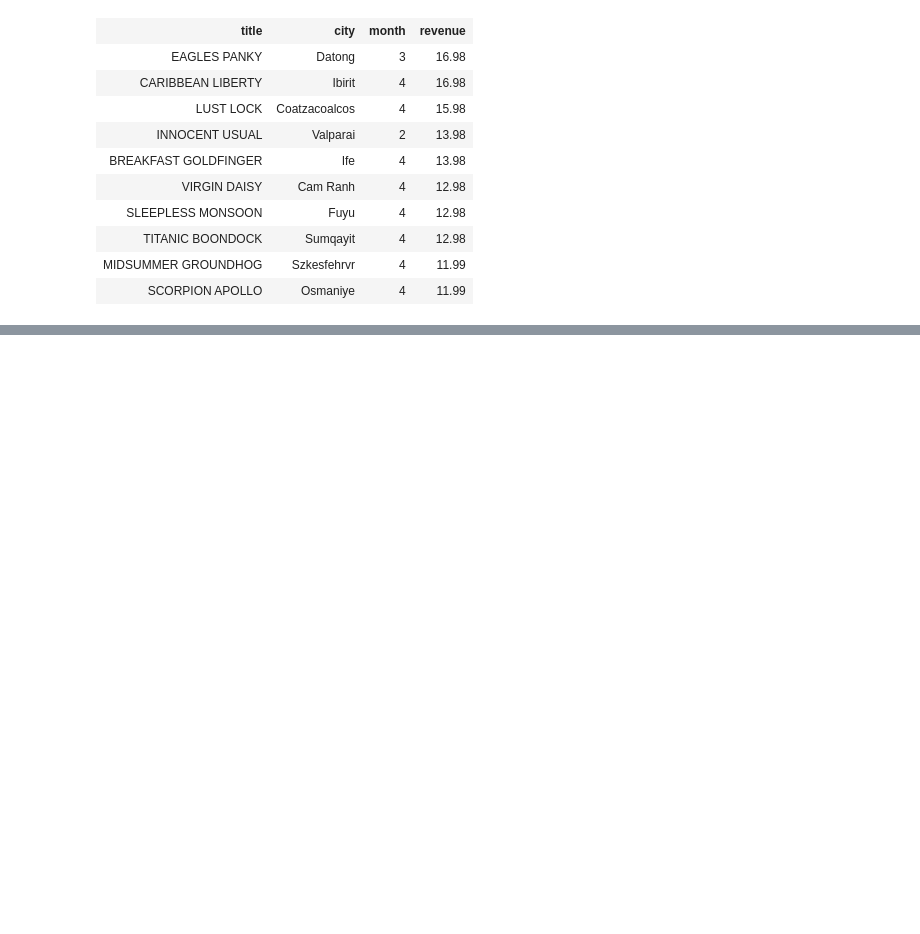
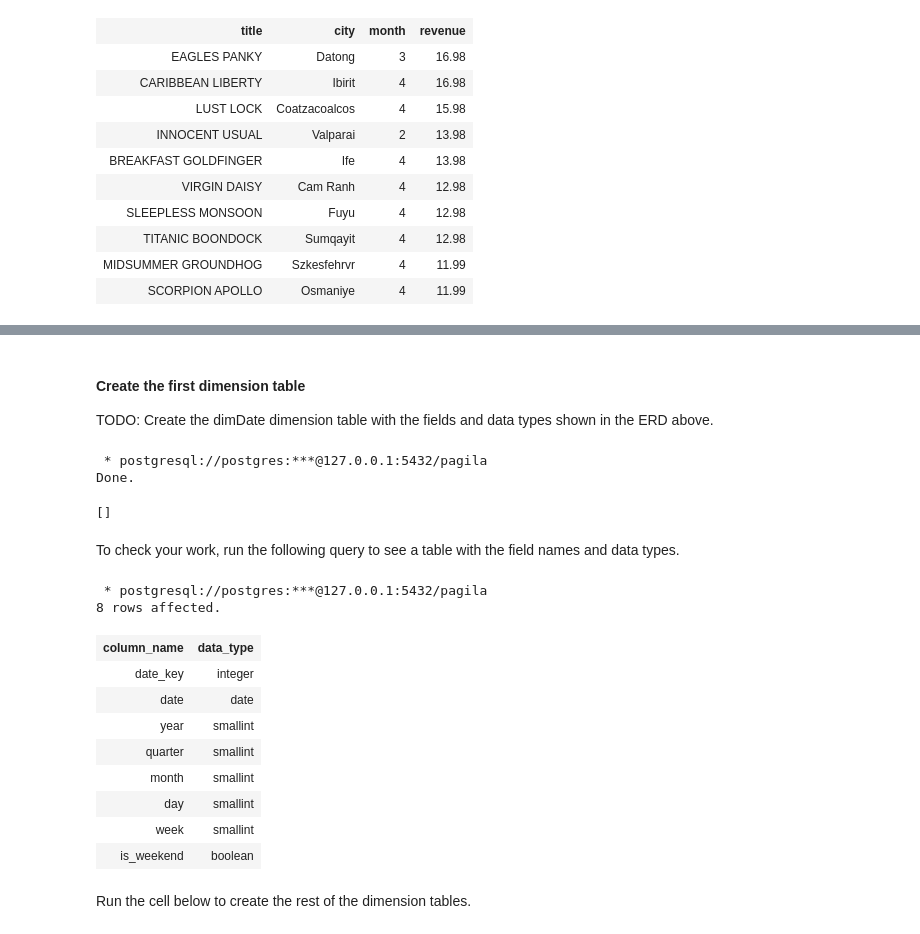
Before and after one commit to langsari/big-data-engineering-with-python-2021-class, a Jupyter notebook: 6-data-warehouse/data-werehouse_etl-sakila-from-3nf-to-star-in-6-steps.ipynb, the cells around one changed output, grey strips where cells are left out. Drawn from its saved outputs; the diff is of its cells as text; code cells hidden in the pictures; blank space fills up the shorter version.

```diff
--- a/6-data-warehouse/ETL-Sakila-Star-Schema-Step1-3.ipynb
+++ b/6-data-warehouse/data-werehouse_etl-sakila-from-3nf-to-star-in-6-steps.ipynb
@@ -611,0 +411,41 @@ limit 10;
+# %% [markdown]
+#### Create the first dimension table
+TODO: Create the dimDate dimension table with the fields and data types shown in the ERD above.
+# %%
+%%sql
+CREATE TABLE dimDate
+(
+  date_key serial PRIMARY KEY,
+  date date NOT NULL,
+  year smallint NOT NULL,
+  quarter smallint NOT NULL,
+  month smallint NOT NULL,
+  day smallint NOT NULL,
+  week smallint NOT NULL,
+  is_weekend boolean
+);
+# %% [output]
+ * postgresql://postgres:***@127.0.0.1:5432/pagila
+Done.
+[]
+# %% [markdown]
+To check your work, run the following query to see a table with the field names and data types.
+# %%
+%%sql
+SELECT column_name, data_type
+FROM information_schema.columns
+WHERE table_name   = 'dimdate'
+# %% [output]
+ * postgresql://postgres:***@127.0.0.1:5432/pagila
+8 rows affected.
+| column_name | data_type |
+| date_key | integer |
+| date | date |
+| year | smallint |
+| quarter | smallint |
+| month | smallint |
+| day | smallint |
+| week | smallint |
+| is_weekend | boolean |
+# %% [markdown]
+Run the cell below to create the rest of the dimension tables.
```
Also changed, not shown: parts of 54 cells of this notebook.
